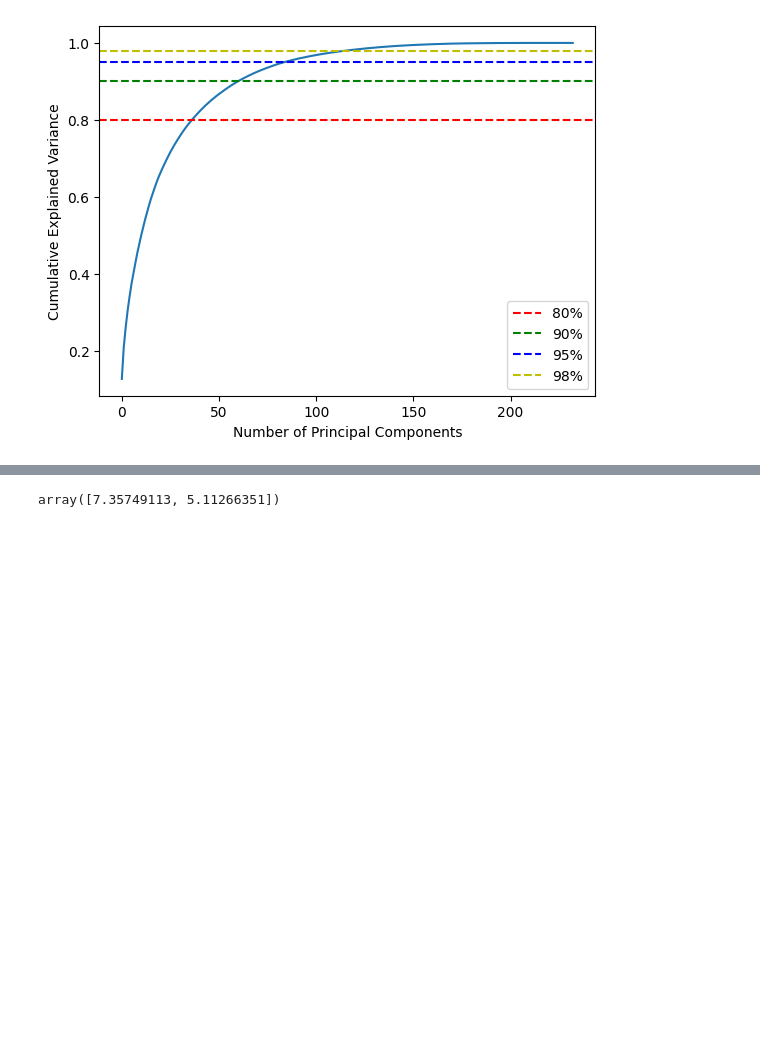
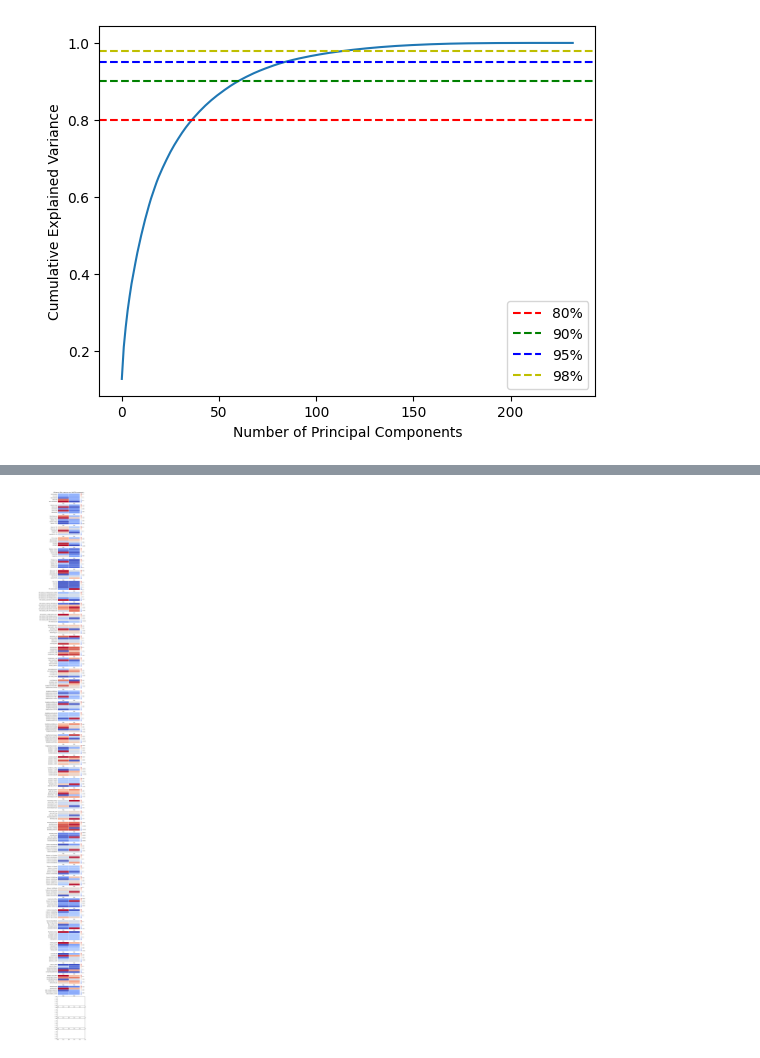
Before and after one commit to Adelin010/ML_Practice, a Jupyter notebook: lab4/philipp.ipynb, the cells around one changed output, grey strips where cells are left out. Drawn from its saved outputs; the diff is of its cells as text; code cells hidden in the pictures; blank space fills up the shorter version.

```diff
--- a/lab4/philipp.ipynb
+++ b/lab4/philipp.ipynb
@@ -456,7 +435,18 @@ plt.show()
 # %%
 # influence of the features in the PCA components
+import pandas as pd
+import seaborn as sns
 
-loadings = pca.n_components_ * np.sqrt(pca.explained_variance_)
-loadings
+
+loadings = pca.components_.T * np.sqrt(pca.explained_variance_)
+df = pd.DataFrame(loadings, index=X.columns, columns=['PC1',  'PC2'])
+
+# plotting many heatmaps
+fig, axis = plt.subplots(nrows=50, ncols=1, figsize=(5, 100))
+for j, i in enumerate(range(5, 231, 5)):
+    sns.heatmap(df.iloc[i-5:i,], ax = axis[j%50], cmap='coolwarm', cbar=True, linewidths=1)
+
+axis[0].set_title('Influence of the features over the PCA components')
+plt.show()
 # %% [output]
-array([7.35749113, 5.11266351])
+[figure, added]
```
Also changed, not shown: parts of 7 cells of this notebook, 1 other file.
